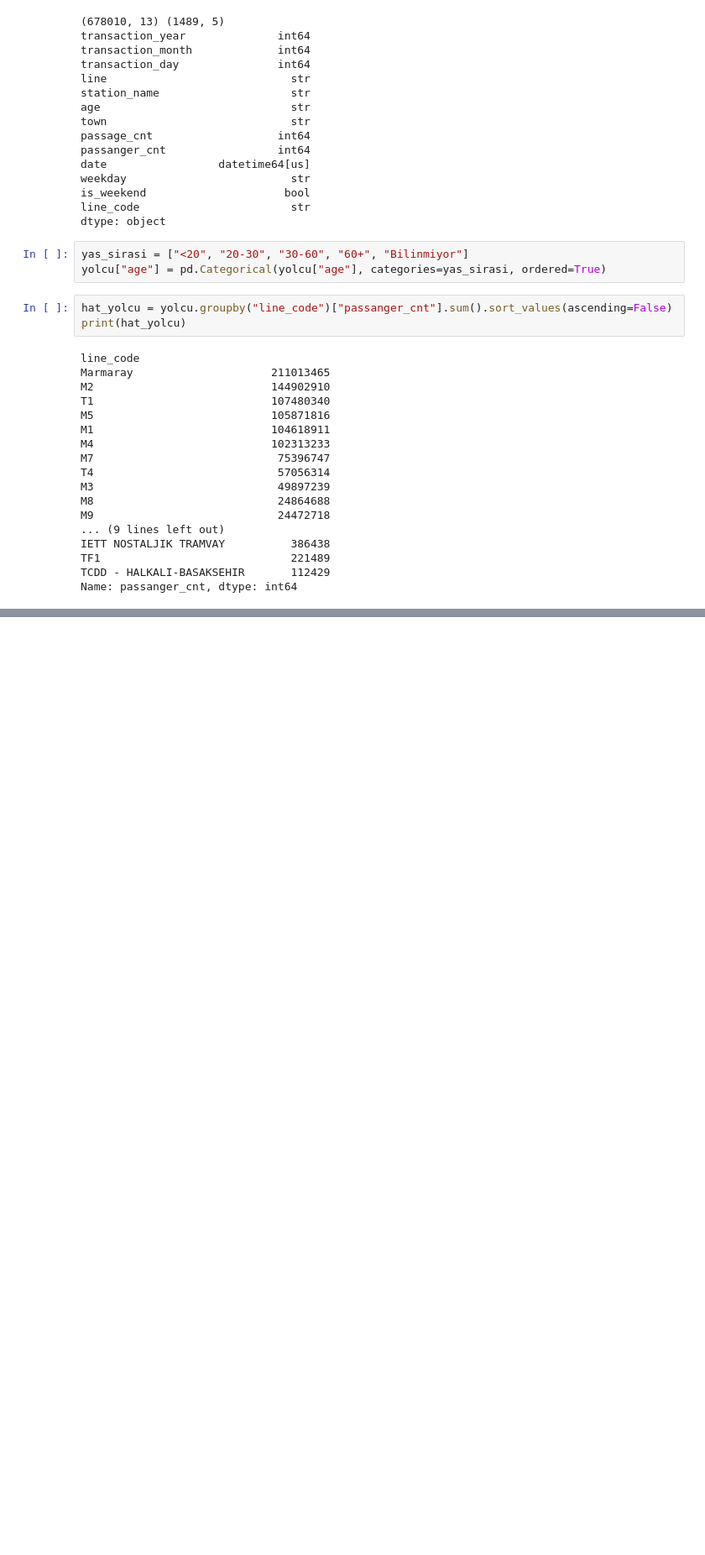
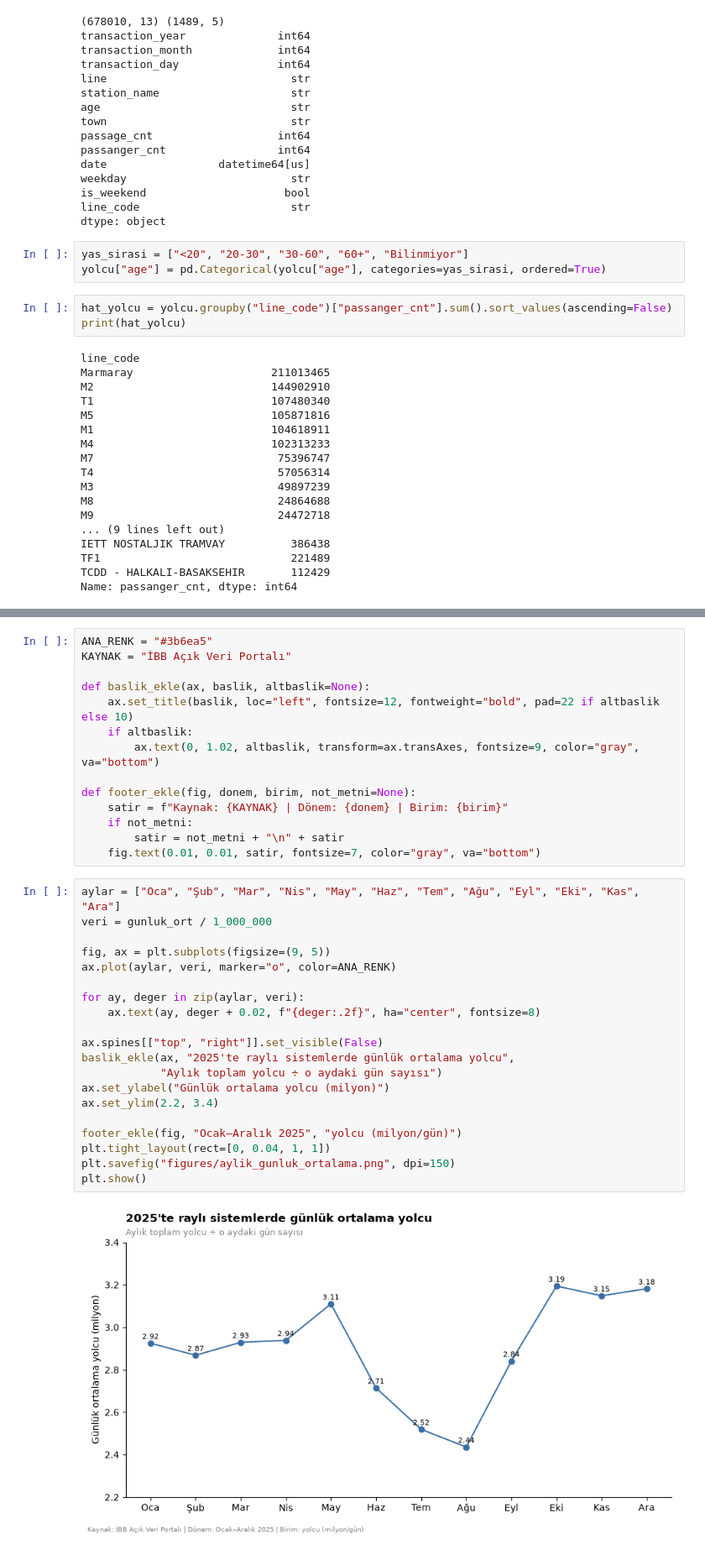
Before and after one commit to IsmailSamiB/-istanbul-rayli-sistemler, a Jupyter notebook: analiz.ipynb, the cells around one changed output, grey strips where cells are left out. Shown at 84% size. Saved outputs shown, nothing was run; the diff lists cells and outputs as text; blank space fills up the shorter version.

```diff
--- a/analiz.ipynb
+++ b/analiz.ipynb
@@ -67,0 +203,36 @@ plt.show()
+# %%
+ANA_RENK = "#3b6ea5"
+KAYNAK = "İBB Açık Veri Portalı"
+
+def baslik_ekle(ax, baslik, altbaslik=None):
+    ax.set_title(baslik, loc="left", fontsize=12, fontweight="bold", pad=22 if altbaslik else 10)
+    if altbaslik:
+        ax.text(0, 1.02, altbaslik, transform=ax.transAxes, fontsize=9, color="gray", va="bottom")
+
+def footer_ekle(fig, donem, birim, not_metni=None):
+    satir = f"Kaynak: {KAYNAK} | Dönem: {donem} | Birim: {birim}"
+    if not_metni:
+        satir = not_metni + "\n" + satir
+    fig.text(0.01, 0.01, satir, fontsize=7, color="gray", va="bottom")
+# %%
+aylar = ["Oca", "Şub", "Mar", "Nis", "May", "Haz", "Tem", "Ağu", "Eyl", "Eki", "Kas", "Ara"]
+veri = gunluk_ort / 1_000_000
+
+fig, ax = plt.subplots(figsize=(9, 5))
+ax.plot(aylar, veri, marker="o", color=ANA_RENK)
+
+for ay, deger in zip(aylar, veri):
+    ax.text(ay, deger + 0.02, f"{deger:.2f}", ha="center", fontsize=8)
+
+ax.spines[["top", "right"]].set_visible(False)
+baslik_ekle(ax, "2025'te raylı sistemlerde günlük ortalama yolcu",
+            "Aylık toplam yolcu ÷ o aydaki gün sayısı")
+ax.set_ylabel("Günlük ortalama yolcu (milyon)")
+ax.set_ylim(2.2, 3.4)
+
+footer_ekle(fig, "Ocak–Aralık 2025", "yolcu (milyon/gün)")
+plt.tight_layout(rect=[0, 0.04, 1, 1])
+plt.savefig("figures/aylik_gunluk_ortalama.png", dpi=150)
+plt.show()
+# %% [output]
+[figure, added]
```
Also changed, not shown: parts of 8 cells of this notebook, 3 other files.
